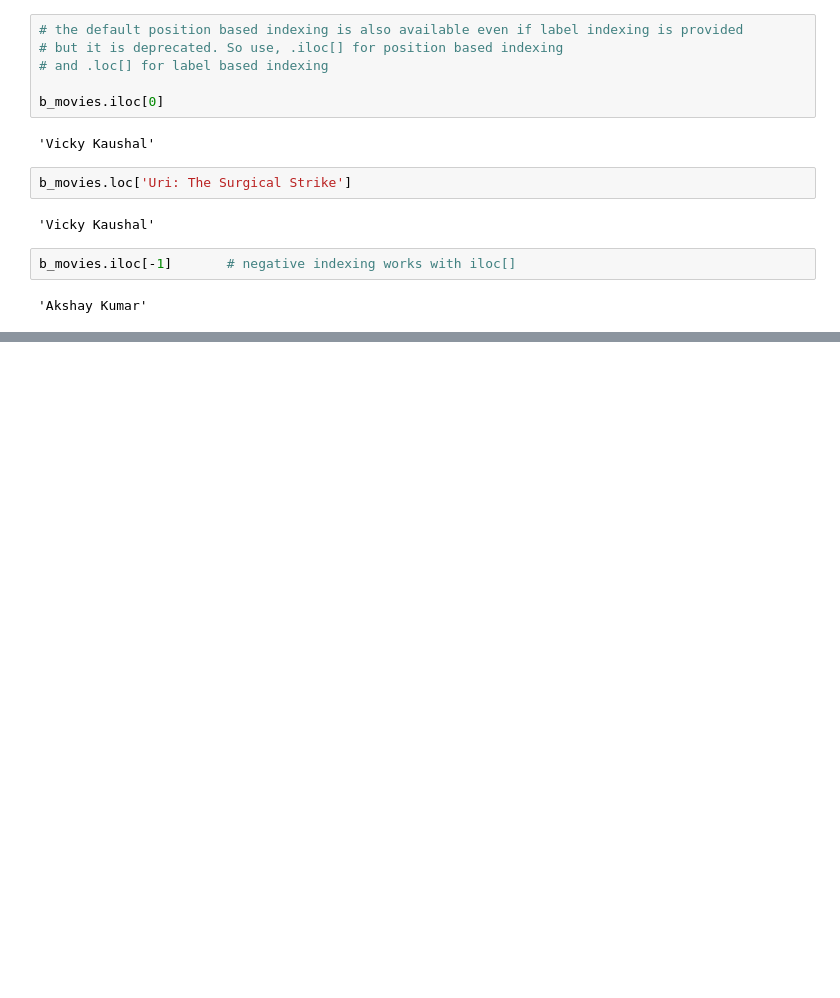
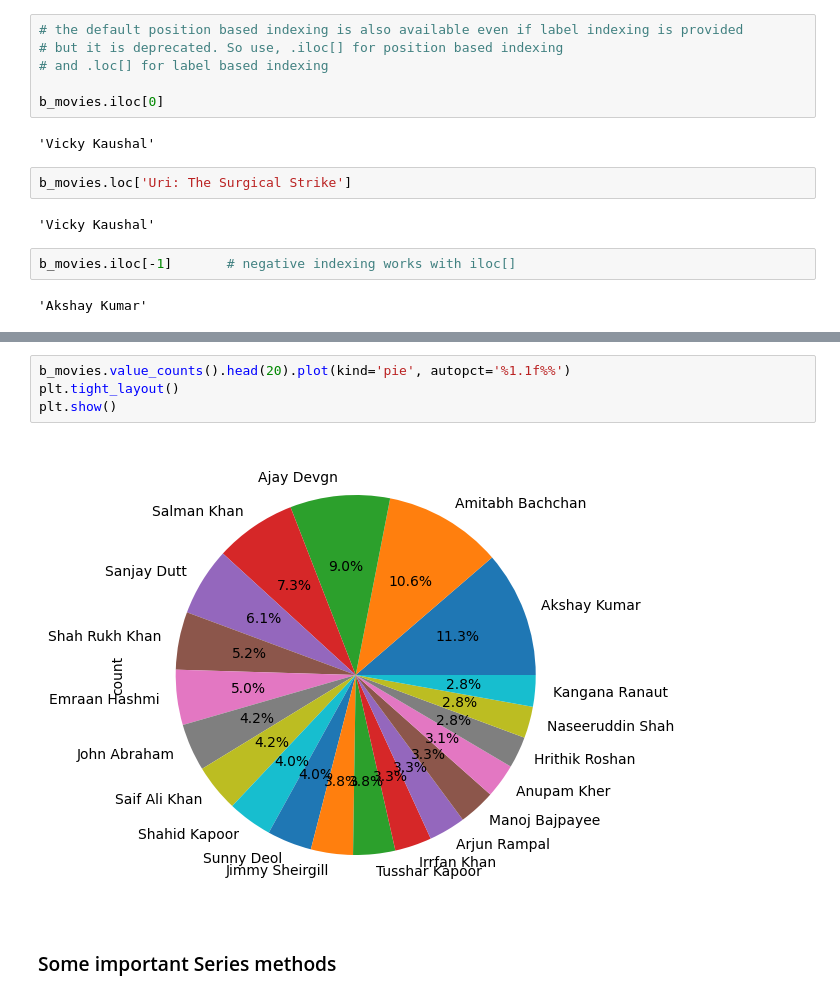
Before and after one commit to InfinityxR9/Python, a Jupyter notebook: ML/pandas.ipynb, the cells around one changed output, grey strips where cells are left out. Saved outputs shown, nothing was run; the diff lists cells and outputs as text; blank space fills up the shorter version.

```diff
--- a/ML/pandas.ipynb
+++ b/ML/pandas.ipynb
@@ -393,0 +517,8 @@ b_movies.iloc[-1]       # negative indexing works with iloc[]
+# %%
+b_movies.value_counts().head(20).plot(kind='pie', autopct='%1.1f%%')
+plt.tight_layout()
+plt.show()
+# %% [output]
+[figure, added]
+# %% [markdown]
+### Some important Series methods
```
Also changed, not shown: parts of 34 cells of this notebook.
